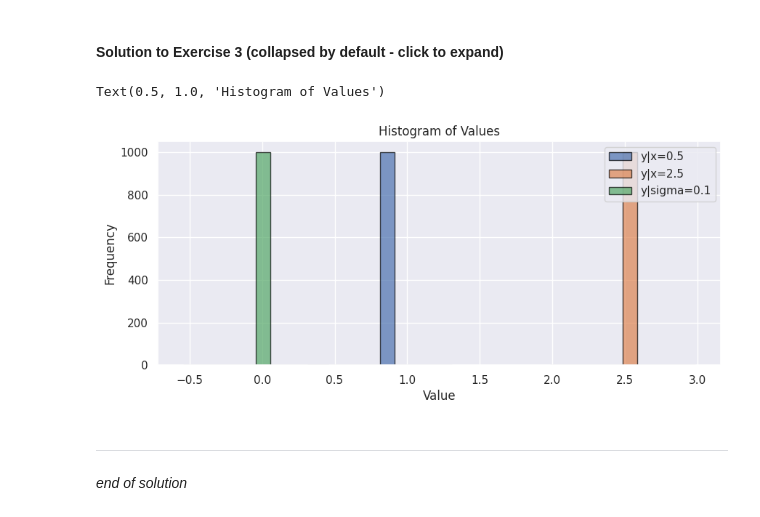
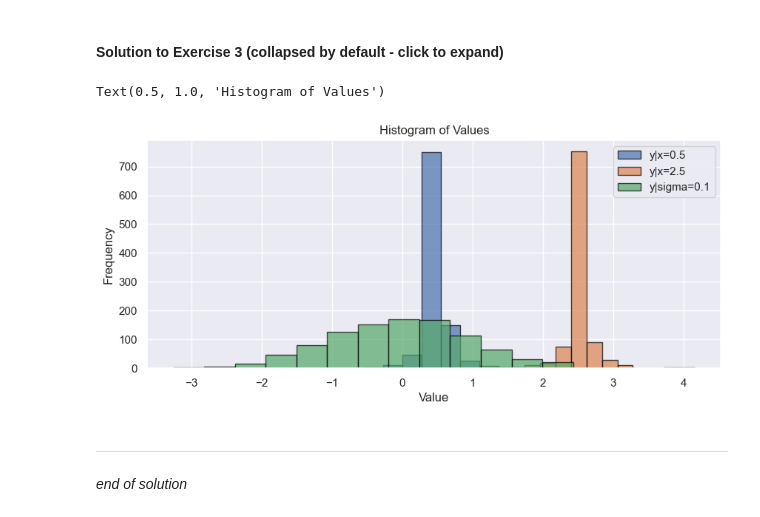
Before and after one commit to gem-epidemics/colab, a Jupyter notebook: iddinf/bayesian_inference_2.ipynb, the cells around one changed output. Saved outputs shown, nothing was run; the diff lists cells and outputs as text; code cells hidden in the pictures.

```diff
--- a/iddinf/bayesian_inference_2.ipynb
+++ b/iddinf/bayesian_inference_2.ipynb
@@ -310,45 +305,33 @@ StructTuple(
 seeds = jax.random.split(jax.random.key(42), num=3)
 
 y_cond_x1 = joint_model_sigma_prior.experimental_pin(
-    prior_mean = np.full(1000, 0.5)
-).sample_unpinned(seed=seeds[0])
+    prior_mean=0.5,
+).sample_unpinned(seed=seeds[0], sample_shape=1000)
 
 
 y_cond_x2 = joint_model_sigma_prior.experimental_pin(
-    prior_mean = np.full(1000, 2.5)
-).sample_unpinned(seed=seeds[1])
+    prior_mean=2.5,
+).sample_unpinned(seed=seeds[1], sample_shape=1000)
 
 y_cond_sigma = joint_model_sigma_prior.experimental_pin(
-    scale_prior = np.full(1000, 0.1)
-).sample_unpinned(seed=seeds[2])
+    scale_prior=0.1,
+).sample_unpinned(seed=seeds[2], sample_shape=1000)
 # %%
 # histogram
-plt.figure(figsize = (10,4))
+plt.figure(figsize=(10, 4))
 # plot x1
-plt.hist(y_cond_x1.y,
-         #bins=15,
-         alpha = 0.7,
-         edgecolor='black',
-         label = 'y|x=0.5')
+plt.hist(y_cond_x1.y, bins=15, alpha=0.7, edgecolor="black", label="y|x=0.5")
 # plot x2
-plt.hist(y_cond_x2.y,
-         #bins=15,
-         alpha = 0.7,
-         edgecolor='black',
-         label = 'y|x=2.5')
+plt.hist(y_cond_x2.y, bins=15, alpha=0.7, edgecolor="black", label="y|x=2.5")
 # plot sigma
-plt.hist(y_cond_sigma.y,
-         #bins=15,
-         alpha = 0.7,
-         edgecolor='black',
-         label = 'y|sigma=0.1')
+plt.hist(y_cond_sigma.y, bins=15, alpha=0.7, edgecolor="black", label="y|sigma=0.1")
 plt.legend()
-plt.xlabel('Value')
-plt.ylabel('Frequency')
-plt.title('Histogram of Values')
+plt.xlabel("Value")
+plt.ylabel("Frequency")
+plt.title("Histogram of Values")
 # %% [output]
 Text(0.5, 1.0, 'Histogram of Values')
-[figure, old version]
+[figure, new version]
 # %% [markdown]
 ---
 _end of solution_
```
Also changed, not shown: parts of 22 cells of this notebook, 9 other files.
